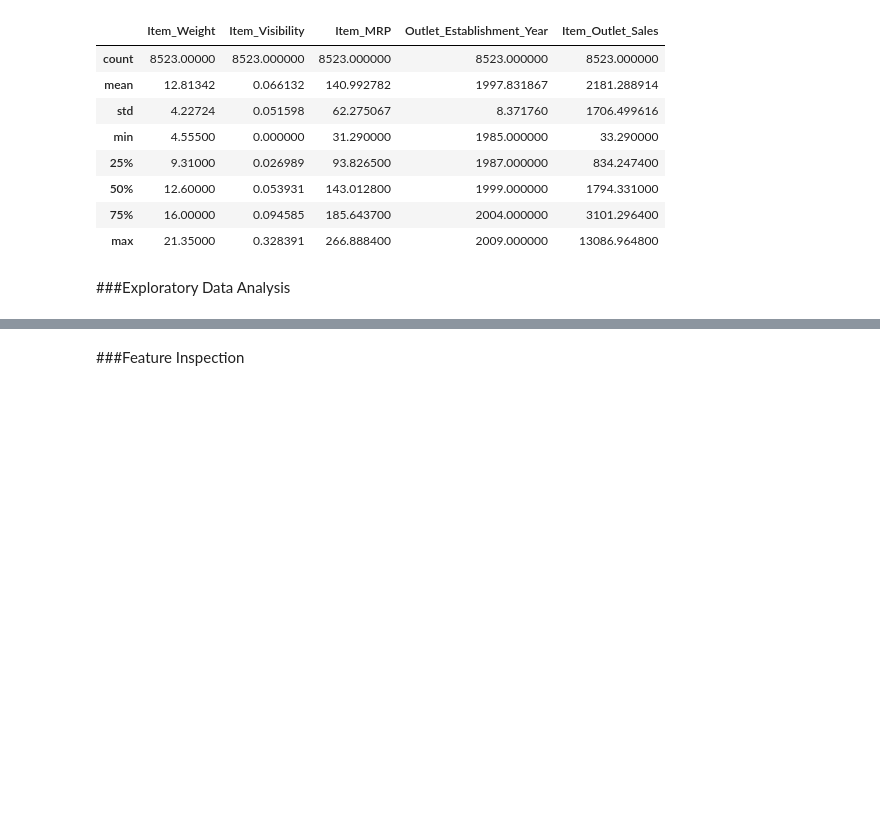
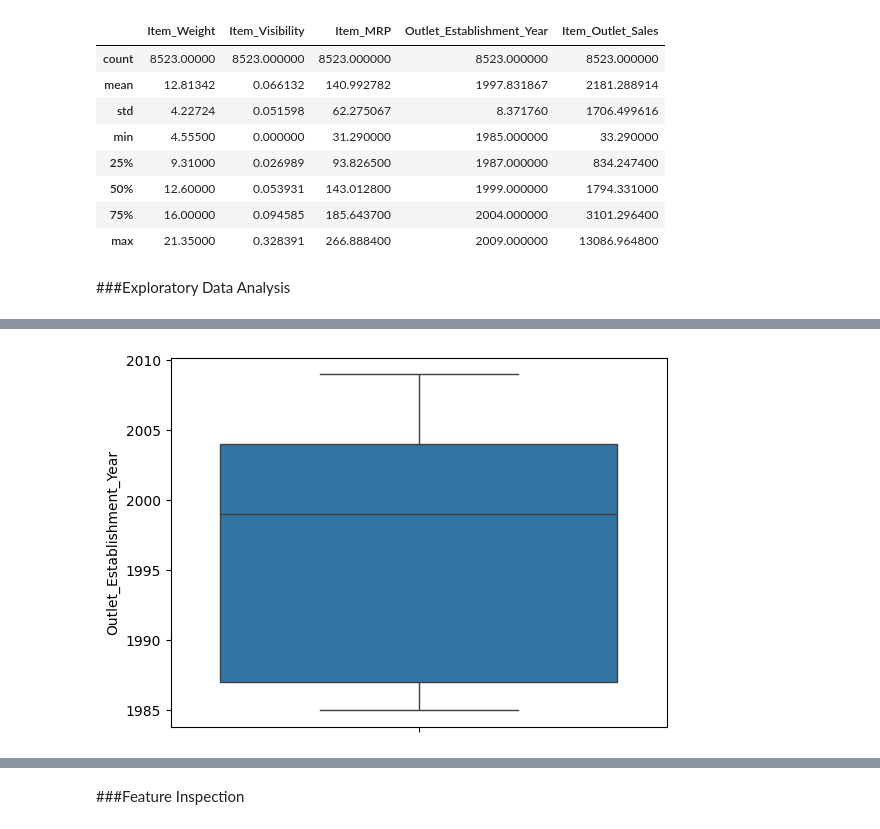
Before and after one commit to Farah-Saleem91/Prediction-of-product-sales, a Jupyter notebook: Copy_of_prediction_of_product_sales.ipynb, the cells around one changed output, grey strips where cells are left out. Drawn from its saved outputs; the diff is of its cells as text; code cells hidden in the pictures; blank space fills up the shorter version.

```diff
--- a/Copy_of_prediction_of_product_sales.ipynb
+++ b/Copy_of_prediction_of_product_sales.ipynb
@@ -251,0 +267,6 @@ df.describe()
+# %%
+#Boxplots to view statistical summaries of numerical features in your dataset.
+
+ax2= sns.boxplot(data = df , y= 'Outlet_Establishment_Year')
+# %% [output]
+[figure, added]
```
Also changed, not shown: parts of 8 cells of this notebook.
